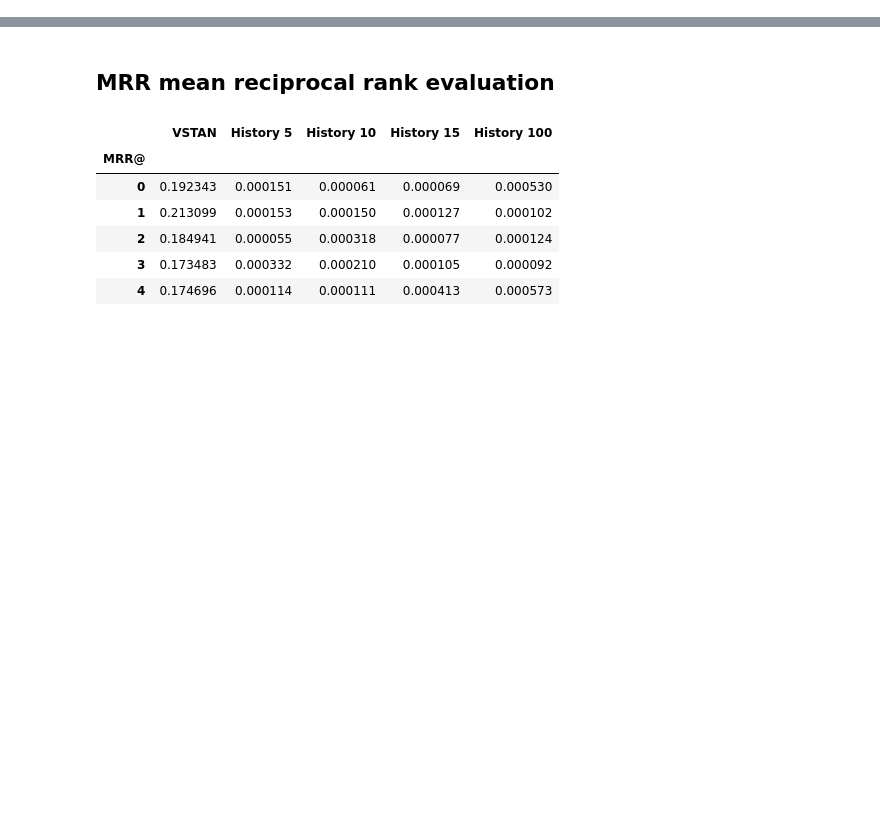
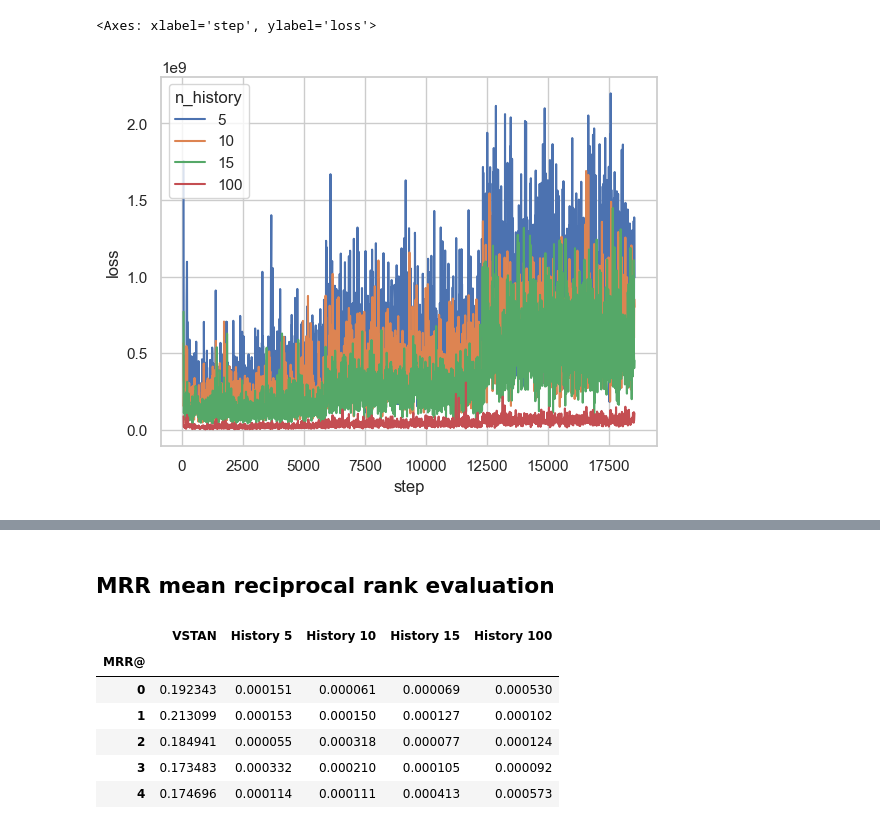
Before and after one commit to meeslindhout/Master-Thesis-Project---Cold-Start-Recommender-System-Session-based, a Jupyter notebook: results analysed.ipynb, the cells around one changed output, grey strips where cells are left out. Saved outputs shown, nothing was run; the diff lists cells and outputs as text; code cells hidden in the pictures; blank space fills up the shorter version.

```diff
--- a/results analysed.ipynb
+++ b/results analysed.ipynb
@@ -4,0 +100,16 @@ import matplotlib.pyplot as plt
+# %%
+# select the columns of interest
+experiment2 = loss[['Step', 'jolly-dew-17 - loss', 'colorful-dragon-18 - loss', 'true-firefly-21 - loss', 'revived-pine-22 - loss']]
+
+# rename the columns
+experiment2.columns = ['step', '5', '10', '15', '100']
+
+# convert to long format
+experiment2 = experiment2.melt(
+    id_vars='step',
+    value_vars=['5', '10', '15', '100'],
+    value_name='loss',
+    var_name='n_history',
+    )
+
+experiment2
@@ -4,0 +130,5 @@ import matplotlib.pyplot as plt
+# %%
+sns.lineplot(data=experiment2, x='step', y='loss', hue='n_history')
+# %% [output]
+<Axes: xlabel='step', ylabel='loss'>
+[figure, added]
```
Also changed, not shown: parts of 20 cells of this notebook.
